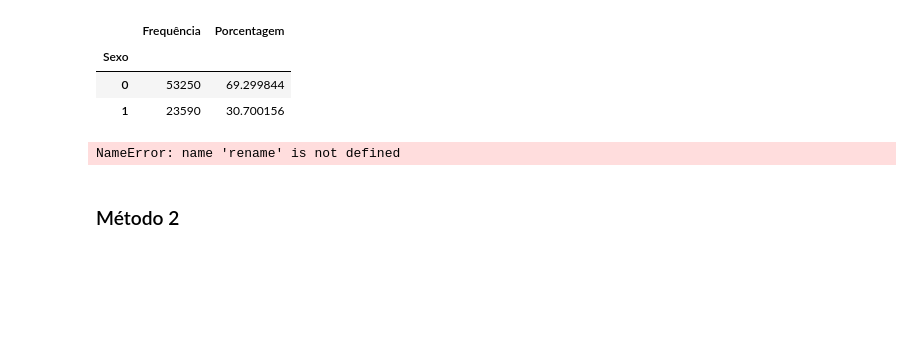
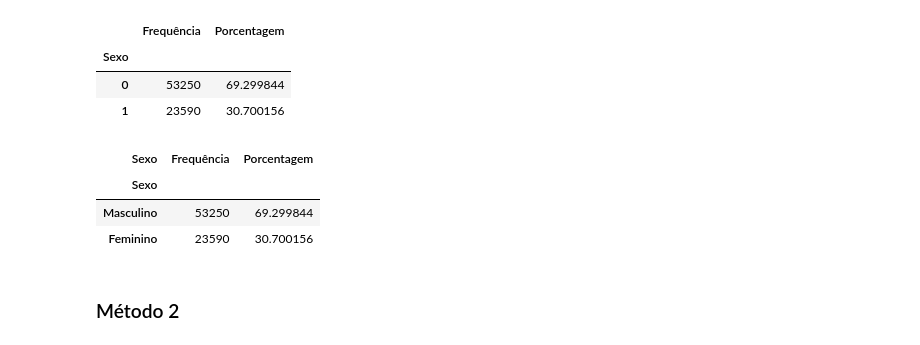
Before and after one commit to carlosclaudinolima/estatistica-python, a Jupyter notebook: frequencias_e_medidas/Curso_de_Estatística_Parte_1.ipynb, the cells around one changed output. Cells and saved outputs as stored; diff of their text form; code cells hidden in the pictures; blank space fills up the shorter version.

```diff
--- a/frequencias_e_medidas/Curso_de_Estatística_Parte_1.ipynb
+++ b/frequencias_e_medidas/Curso_de_Estatística_Parte_1.ipynb
@@ -261,9 +261,15 @@ dist_freq_qualitativa
 | 0 | 53250 | 69.299844 |
 | 1 | 23590 | 30.700156 |
 # %%
-dist_freq_qualitativa.rename(index={0:'Masculino', 1:'Feminino'})
+dist_freq_qualitativa.rename(index={0:'Masculino', 1:'Feminino'}, inplace=True)
+dist_freq_qualitativa.rename_axis('Sexo', axis='columns', inplace=True)
-# %% [output]
-NameError: name 'rename' is not defined
+# %%
+dist_freq_qualitativa
+# %% [output]
+| Sexo | Frequência | Porcentagem |
+| Sexo |  |  |
+| Masculino | 53250 | 69.299844 |
+| Feminino | 23590 | 30.700156 |
 # %% [markdown]
 ### Método 2
 # %% [markdown]
```
Also changed, not shown: parts of 1 cell of this notebook.
